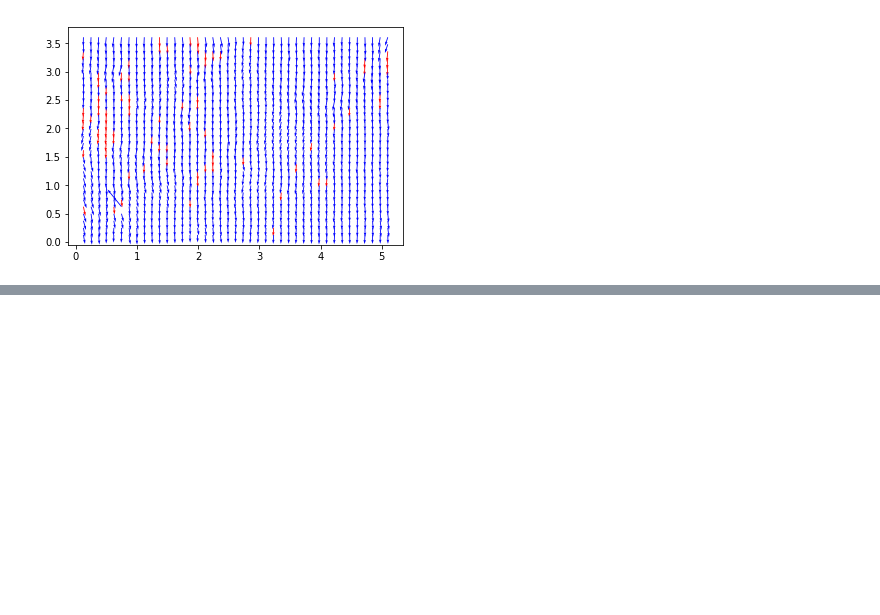
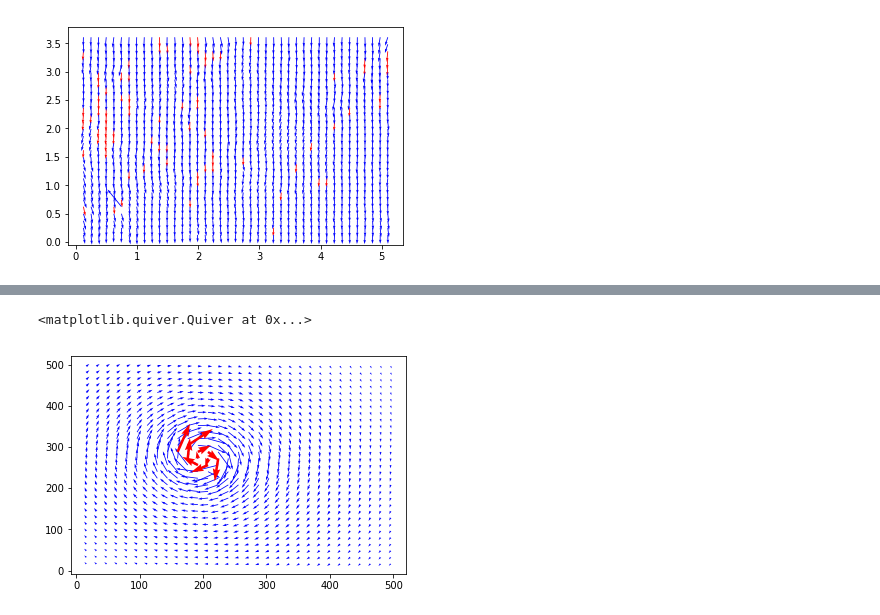
Before and after one commit to alexlib/openpiv-python-example, a Jupyter notebook: index.ipynb, the cells around one changed output, grey strips where cells are left out. Cells and saved outputs as stored; diff of their text form; code cells hidden in the pictures; blank space fills up the shorter version.

```diff
--- a/index.ipynb
+++ b/index.ipynb
@@ -39,0 +48,17 @@ tools.display_vector_field('exp1_001.txt', scale=100, width=0.0025)
+# %%
+winsize = 32 # pixels
+searchsize = 64  # pixels, search in image B
+overlap = 16 # pixels
+dt = 1.0 # sec
+u0, v0, sig2noise = process.extended_search_area_piv( frame_a.astype(np.int32), frame_b.astype(np.int32), window_size=winsize, overlap=overlap, dt=dt, search_area_size=searchsize, sig2noise_method='peak2peak' )
+x, y = process.get_coordinates( image_size=frame_a.shape, window_size=winsize, overlap=overlap )
+u, v, mask = validation.sig2noise_val( u0, v0, sig2noise, threshold = 1.1 )
+u, v = filters.replace_outliers( u, v, method='localmean', max_iter=10, kernel_size=2)
+# x, y, u, v = scaling.uniform(x, y, u, v, scaling_factor = 96.52 )
+# %%
+plt.figure()
+plt.quiver(x,y,u,v,color='b')
+plt.quiver(x[mask],y[mask],u[mask],v[mask],color='r')
+# %% [output]
+<matplotlib.quiver.Quiver at 0x...>
+[figure, added]
```
Also changed, not shown: parts of 3 cells of this notebook.
